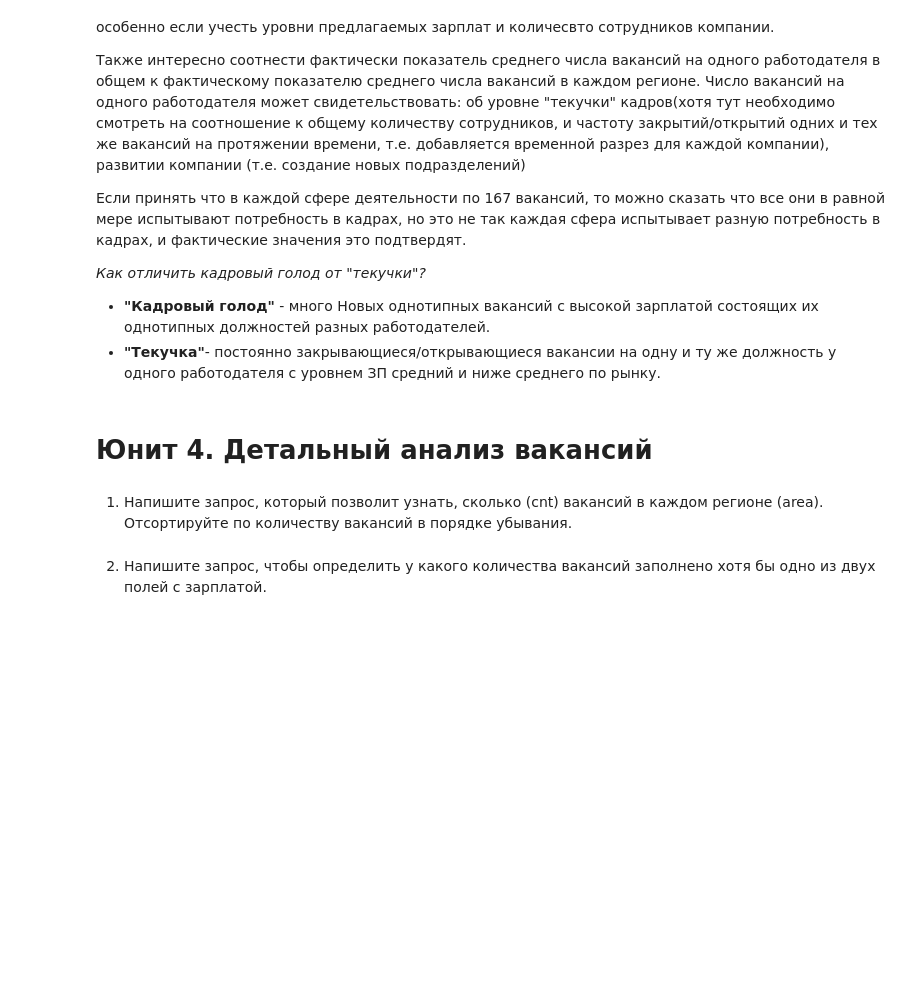
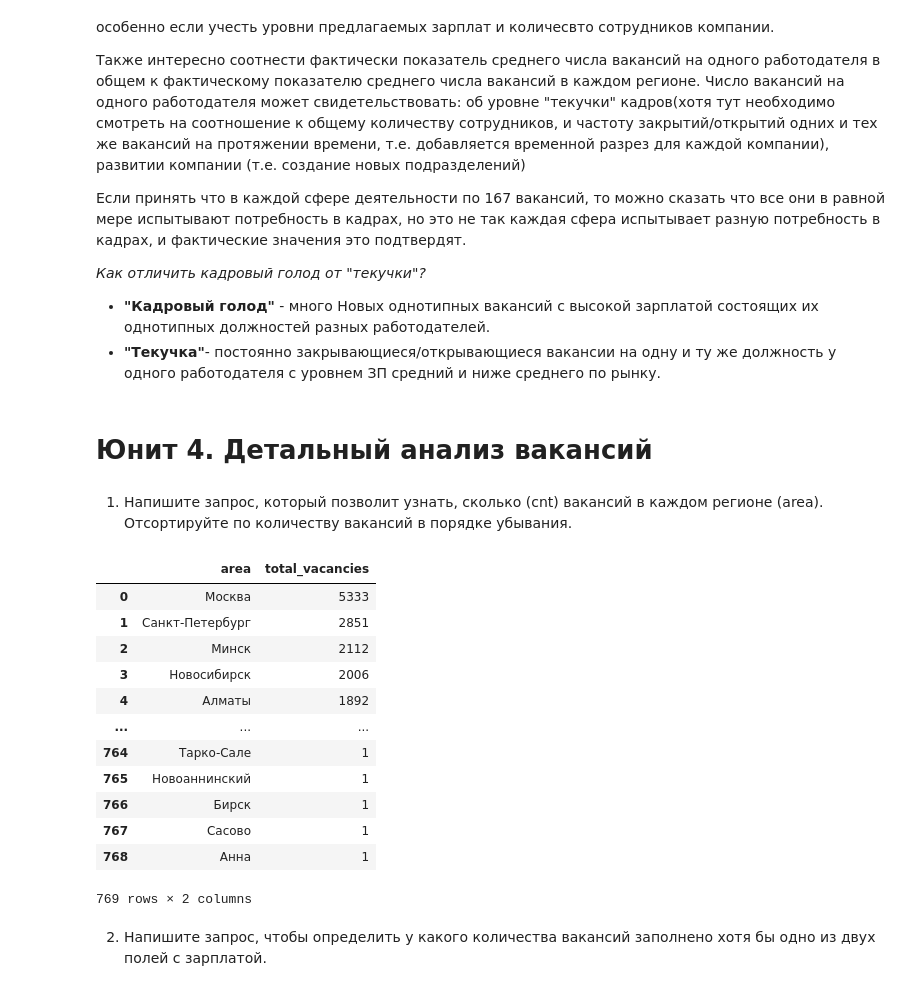
Before and after one commit to AntonYurkovskiy/Project_2_SQL_hh_analiysis, a Jupyter notebook: Project_2_Ноутбук_шаблон.ipynb, the cells around one changed output. Drawn from its saved outputs; the diff is of its cells as text; code cells hidden in the pictures; blank space fills up the shorter version.

```diff
--- a/Project_2_Ноутбук_шаблон.ipynb
+++ b/Project_2_Ноутбук_шаблон.ipynb
@@ -135,8 +135,32 @@ connection.close()
 Отсортируйте по количеству вакансий в порядке убывания.
 # %%
 # текст запроса
+query_4_1 = f'''select
+                a.name as area,
+                count(v.id) as total_vacancies
+                from vacancies as v
+                join areas as a on v.area_id = a.id
+                group by a.name
+                order by count(v.id) desc
+            '''
 # %%
 # результат запроса
+df = pd.read_sql_query(query_4_1, connection)
+display(df)
+# %% [output]
+|  | area | total_vacancies |
+| 0 | Москва | 5333 |
+| 1 | Санкт-Петербург | 2851 |
+| 2 | Минск | 2112 |
+| 3 | Новосибирск | 2006 |
+| 4 | Алматы | 1892 |
+| ... | ... | ... |
+| 764 | Тарко-Сале | 1 |
+| 765 | Новоаннинский | 1 |
+| 766 | Бирск | 1 |
+| 767 | Сасово | 1 |
+| 768 | Анна | 1 |
+769 rows × 2 columns
 # %% [markdown]
 2. Напишите запрос, чтобы определить у какого количества вакансий заполнено хотя бы одно из двух полей с зарплатой.
 # %%
```
Also changed, not shown: parts of 13 cells of this notebook.
